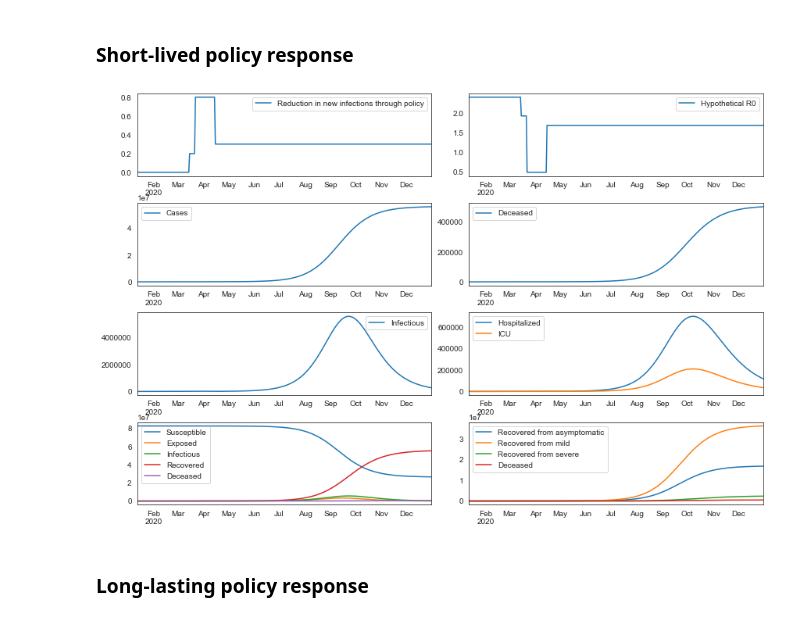
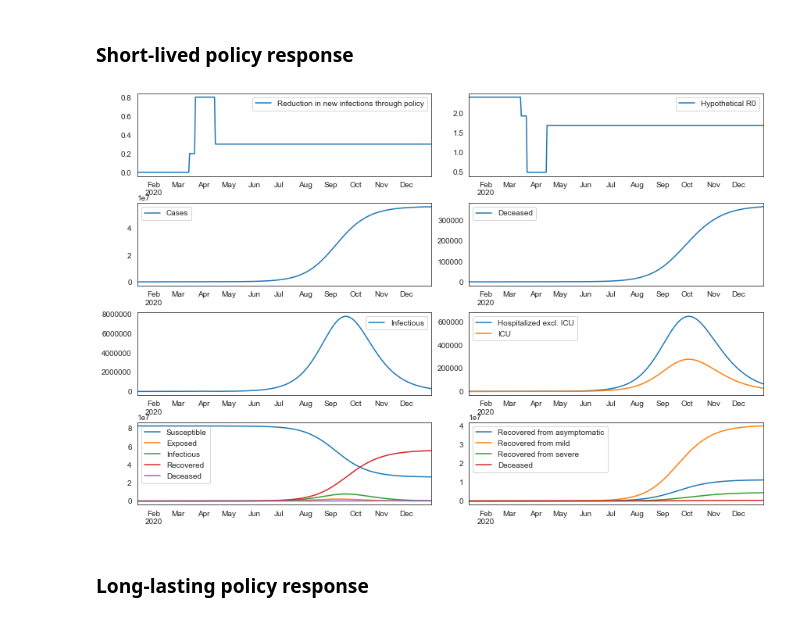
Before and after one commit to maximilianeber/covid, a Jupyter notebook: simulation.ipynb, the cells around one changed output. Saved outputs shown, nothing was run; the diff lists cells and outputs as text; code cells hidden in the pictures.

```diff
--- a/simulation.ipynb
+++ b/simulation.ipynb
@@ -64,12 +20,13 @@ The autoreload extension is already loaded. To reload it, use:
 # %% [markdown]
 ### Short-lived policy response
 # %%
+policy_type = "all"
 policy_path = args_to_policy(policy)
 seir = Seir(params=params, start=start)
-seir.simulate(policy_path)
+seir.simulate(policy_path, policy_type)
 seir.plot_summary()
 # %% [output]
-[figure, old version]
+[figure, new version]
 # %% [markdown]
 ### Long-lasting policy response
 # %%
```
Also changed, not shown: parts of 6 cells of this notebook, 12 other files.
